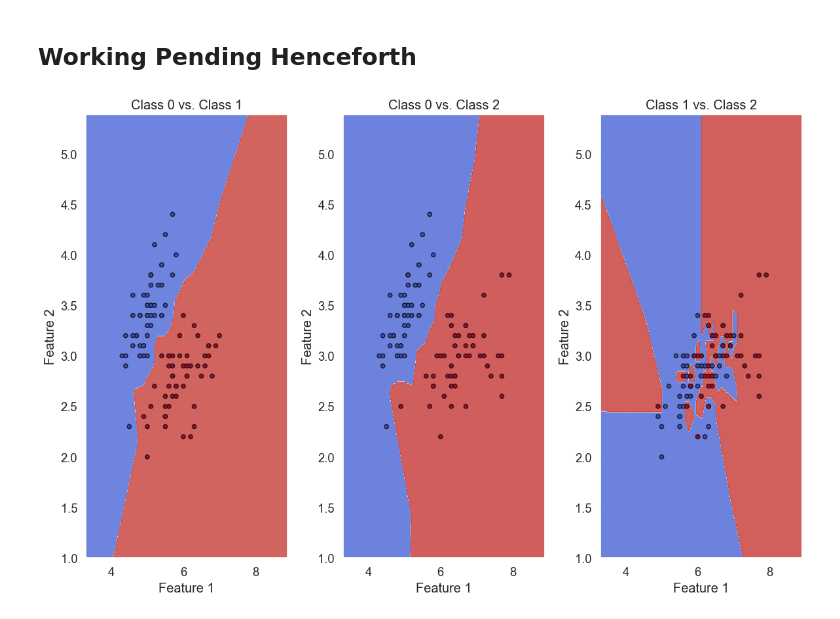
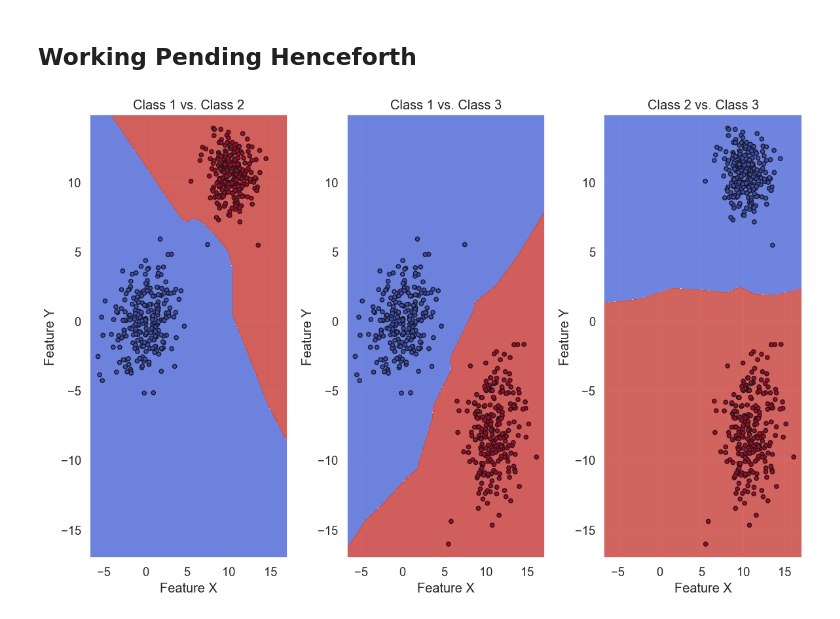
Before and after one commit to darthSoura/IML-Project-1, a Jupyter notebook: 1NN.ipynb, the cells around one changed output. Drawn from its saved outputs; the diff is of its cells as text; code cells hidden in the pictures.

```diff
--- a/1NN.ipynb
+++ b/1NN.ipynb
@@ -151,53 +152,52 @@ plot_heatmaps(matrices, titles, x_labels, y_labels, cmaps)
 # %% [markdown]
 ## Working Pending Henceforth ##
 # %%
-import numpy as np
-import matplotlib.pyplot as plt
-from sklearn import datasets
-from sklearn.neighbors import KNeighborsClassifier
-from itertools import combinations
-
-# Load the Iris dataset (or your own dataset)
-iris = datasets.load_iris()
-X = iris.data[:, :2]  # Using only the first two features for visualization
-y = iris.target
-
 # Create a mesh grid
-x_min, x_max = X[:, 0].min() - 1, X[:, 0].max() + 1
-y_min, y_max = X[:, 1].min() - 1, X[:, 1].max() + 1
+x_min, x_max = linear_train_df['X'].min() - 1, linear_train_df['X'].max() + 1
+y_min, y_max = linear_train_df['Y'].min() - 1, linear_train_df['Y'].max() + 1
 xx, yy = np.meshgrid(np.arange(x_min, x_max, 0.01),
                      np.arange(y_min, y_max, 0.01))
 
 # Create subplots for decision region plots
-class_pairs = list(combinations(np.unique(y), 2))
+class_pairs = [('Class 1', 'Class 2'), ('Class 1', 'Class 3'), ('Class 2', 'Class 3')]
 num_plots = len(class_pairs)
+
+class_mapping = {'Class 1': 1, 'Class 2': 2, 'Class 3': 3}
+# Use np.vectorize to apply the mapping to the entire array
+
 
 plt.figure(figsize=(12, 8))
 for i, (class1, class2) in enumerate(class_pairs, 1):
     plt.subplot(1, num_plots, i)
 
     # Filter the data for the current pair of classes
-    X_pair = X[(y == class1) | (y == class2)]
-    y_pair = y[(y == class1) | (y == class2)]
+    df_pair = linear_train_df[(linear_train_df['Label'] == class1) | (linear_train_df['Label'] == class2)]
+
+    # Extract features and labels
+    X_pair = df_pair[['X', 'Y']].values
+    y_pair = df_pair['Label'].values
 
     # Train a k-NN classifier for the current pair of classes
     clf = KNeighborsClassifier(n_neighbors=1)  # 1-NN for simplicity; you can adjust k
     clf.fit(X_pair, y_pair)
 
     # Make predictions for the mesh grid
     Z = clf.predict(np.c_[xx.ravel(), yy.ravel()])
     Z = Z.reshape(xx.shape)
+    Z = np.vectorize(class_mapping.get)(Z)
 
-    # Plot the decision regions
     plt.contourf(xx, yy, Z, cmap=plt.cm.coolwarm, alpha=0.8)
 
     # Plot the training data points
-    plt.scatter(X_pair[:, 0], X_pair[:, 1], c=y_pair, cmap=plt.cm.coolwarm, edgecolor='k', s=20)
-    plt.xlabel('Feature 1')
-    plt.ylabel('Feature 2')
-    plt.title(f'Class {class1} vs. Class {class2}')
+    plt.scatter(X_pair[:, 0], X_pair[:, 1], c=[1 if label == class1 else 2 for label in y_pair],
+                cmap=plt.cm.coolwarm, edgecolor='k', s=20)
+
+
+    plt.xlabel('Feature X')
+    plt.ylabel('Feature Y')
+    plt.title(f'{class1} vs. {class2}')
 
 plt.tight_layout()
 plt.show()
 # %% [output]
-[figure, old version]
+[figure, new version]
```
Also changed, not shown: parts of 1 cell of this notebook, 1 other file.
